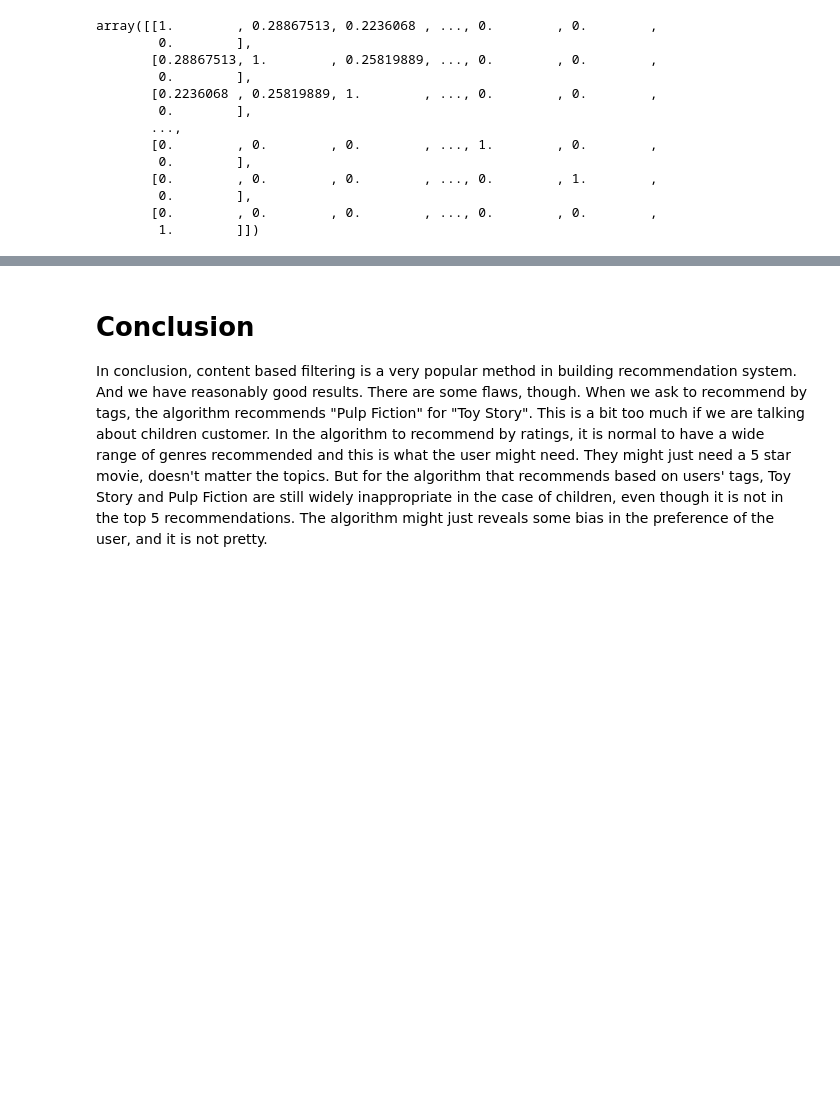
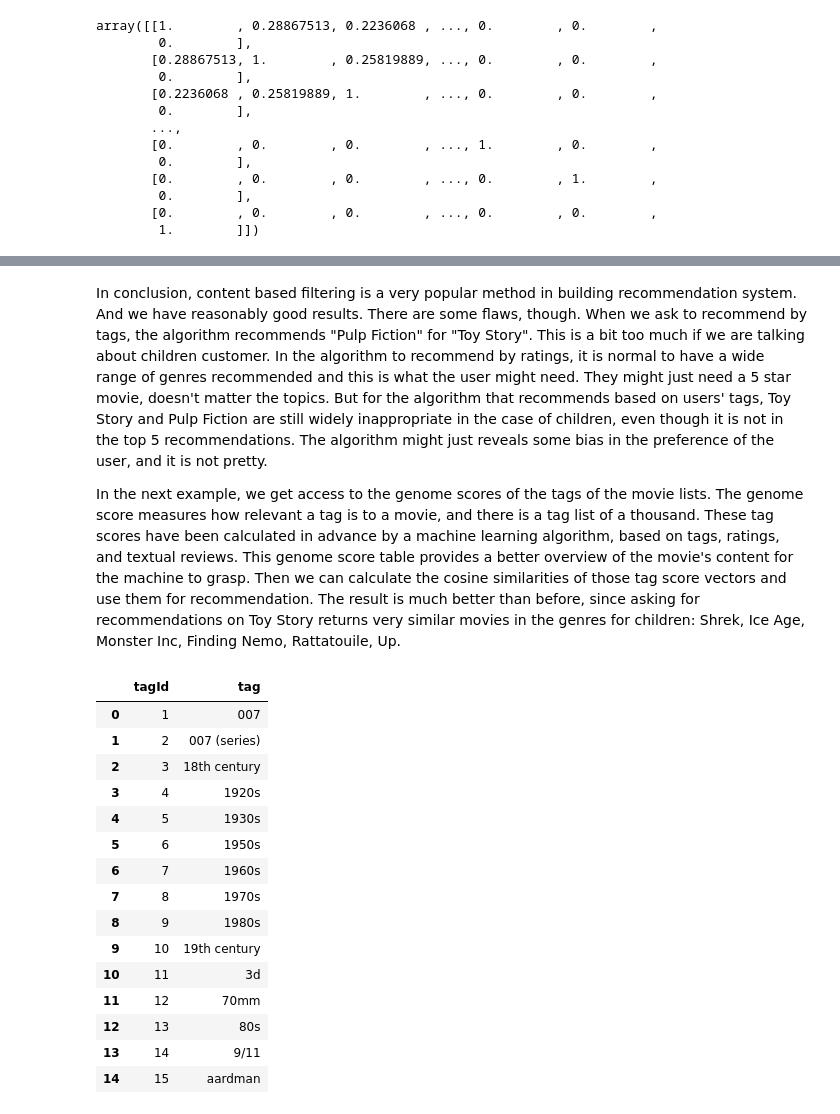
Before and after one commit to FlyingWhalesHQ/flying-whales-blog, a Jupyter notebook: _notebooks/38ContentbasedFiltering.ipynb, the cells around one changed output, grey strips where cells are left out. Cells and saved outputs as stored; diff of their text form; code cells hidden in the pictures; blank space fills up the shorter version.

Commit message:
add content

```diff
--- a/_notebooks/38ContentbasedFiltering.ipynb
+++ b/_notebooks/38ContentbasedFiltering.ipynb
@@ -286,4 +234,24 @@ array([[1.        , 0.28867513, 0.2236068 , ..., 0.        , 0.        ,
 # %% [markdown]
-# Conclusion
+In conclusion, content based filtering is a very popular method in building recommendation system. And we have reasonably good results. There are some flaws, though. When we ask to recommend by tags, the algorithm recommends "Pulp Fiction" for "Toy Story". This is a bit too much if we are talking about children customer. In the algorithm to recommend by ratings, it is normal to have a wide range of genres recommended and this is what the user might need. They might just need a 5 star movie, doesn't matter the topics. But for the algorithm that recommends based on users' tags, Toy Story and Pulp Fiction are still widely inappropriate in the case of children, even though it is not in the top 5 recommendations. The algorithm might just reveals some bias in the preference of the user, and it is not pretty.
 
-In conclusion, content based filtering is a very popular method in building recommendation system. And we have reasonably good results. There are some flaws, though. When we ask to recommend by tags, the algorithm recommends "Pulp Fiction" for "Toy Story". This is a bit too much if we are talking about children customer. In the algorithm to recommend by ratings, it is normal to have a wide range of genres recommended and this is what the user might need. They might just need a 5 star movie, doesn't matter the topics. But for the algorithm that recommends based on users' tags, Toy Story and Pulp Fiction are still widely inappropriate in the case of children, even though it is not in the top 5 recommendations. The algorithm might just reveals some bias in the preference of the user, and it is not pretty.
+In the next example, we get access to the genome scores of the tags of the movie lists. The genome score measures how relevant a tag is to a movie, and there is a tag list of a thousand. These tag scores have been calculated in advance by a machine learning algorithm, based on tags, ratings, and textual reviews. This genome score table provides a better overview of the movie's content for the machine to grasp. Then we can calculate the cosine similarities of those tag score vectors and use them for recommendation. The result is much better than before, since asking for recommendations on Toy Story returns very similar movies in the genres for children: Shrek, Ice Age, Monster Inc, Finding Nemo, Rattatouile, Up.
+# %%
+genome_tags = pd.read_csv('ml-latest-small/genome_tags.csv')
+genome_tags.head(15)
+# %% [output]
+|  | tagId | tag |
+| 0 | 1 | 007 |
+| 1 | 2 | 007 (series) |
+| 2 | 3 | 18th century |
+| 3 | 4 | 1920s |
+| 4 | 5 | 1930s |
+| 5 | 6 | 1950s |
+| 6 | 7 | 1960s |
+| 7 | 8 | 1970s |
+| 8 | 9 | 1980s |
+| 9 | 10 | 19th century |
+| 10 | 11 | 3d |
+| 11 | 12 | 70mm |
+| 12 | 13 | 80s |
+| 13 | 14 | 9/11 |
+| 14 | 15 | aardman |
```
Also changed, not shown: parts of 15 cells of this notebook, 8 other files.
